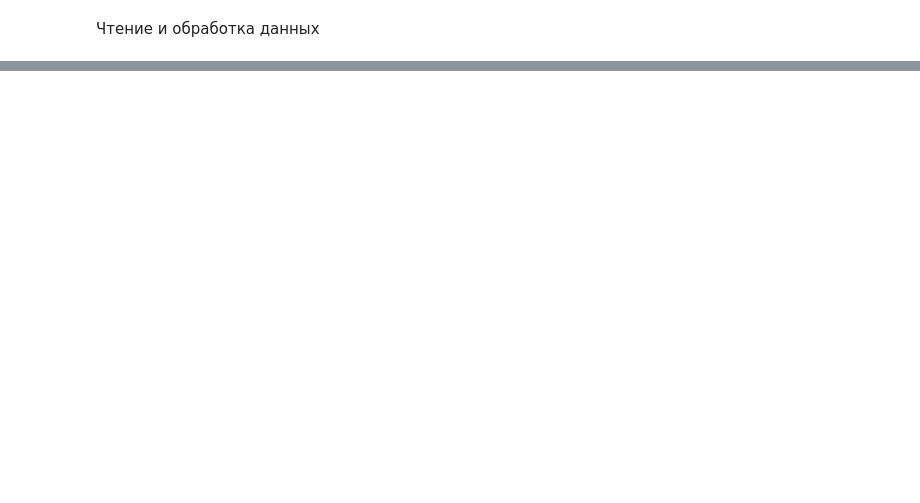
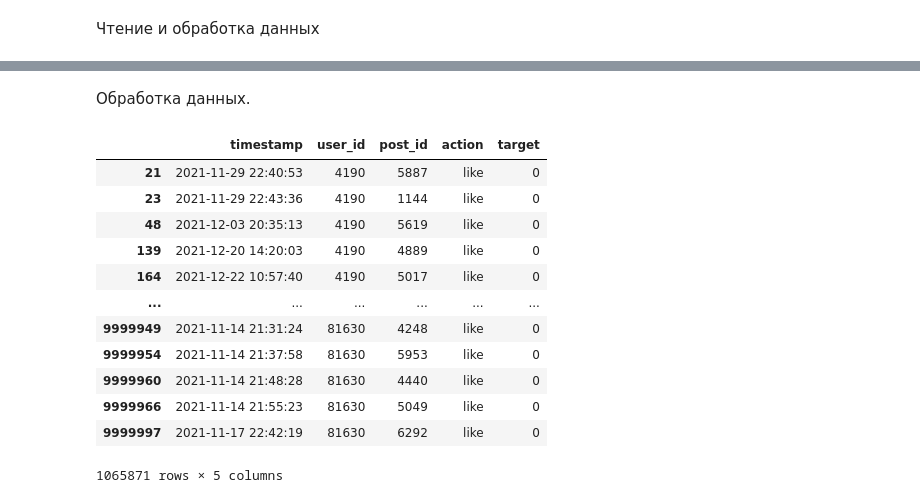
Before and after one commit to Dmitrysw/recom_sys, a Jupyter notebook: Baseline.ipynb, the cells around one changed output, grey strips where cells are left out. Cells and saved outputs as stored; diff of their text form; code cells hidden in the pictures; blank space fills up the shorter version.

```diff
--- a/Baseline.ipynb
+++ b/Baseline.ipynb
@@ -14,0 +64,19 @@ ImportError: Using URI string without sqlalchemy installed.
+# %% [markdown]
+Обработка данных.
+# %%
+# Посмотрим на колонку таргет
+feed_data[feed_data.action != "view"]
+# %% [output]
+|  | timestamp | user_id | post_id | action | target |
+| 21 | 2021-11-29 22:40:53 | 4190 | 5887 | like | 0 |
+| 23 | 2021-11-29 22:43:36 | 4190 | 1144 | like | 0 |
+| 48 | 2021-12-03 20:35:13 | 4190 | 5619 | like | 0 |
+| 139 | 2021-12-20 14:20:03 | 4190 | 4889 | like | 0 |
+| 164 | 2021-12-22 10:57:40 | 4190 | 5017 | like | 0 |
+| ... | ... | ... | ... | ... | ... |
+| 9999949 | 2021-11-14 21:31:24 | 81630 | 4248 | like | 0 |
+| 9999954 | 2021-11-14 21:37:58 | 81630 | 5953 | like | 0 |
+| 9999960 | 2021-11-14 21:48:28 | 81630 | 4440 | like | 0 |
+| 9999966 | 2021-11-14 21:55:23 | 81630 | 5049 | like | 0 |
+| 9999997 | 2021-11-17 22:42:19 | 81630 | 6292 | like | 0 |
+1065871 rows × 5 columns
```
Also changed, not shown: parts of 13 cells of this notebook.
